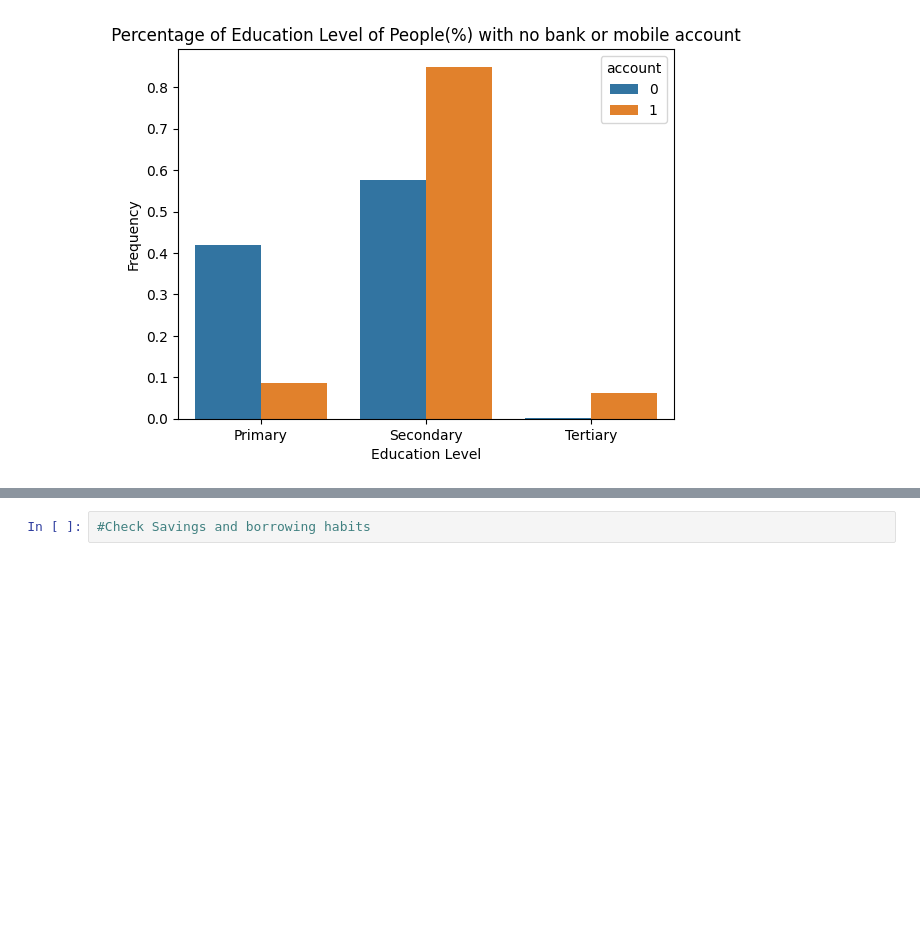
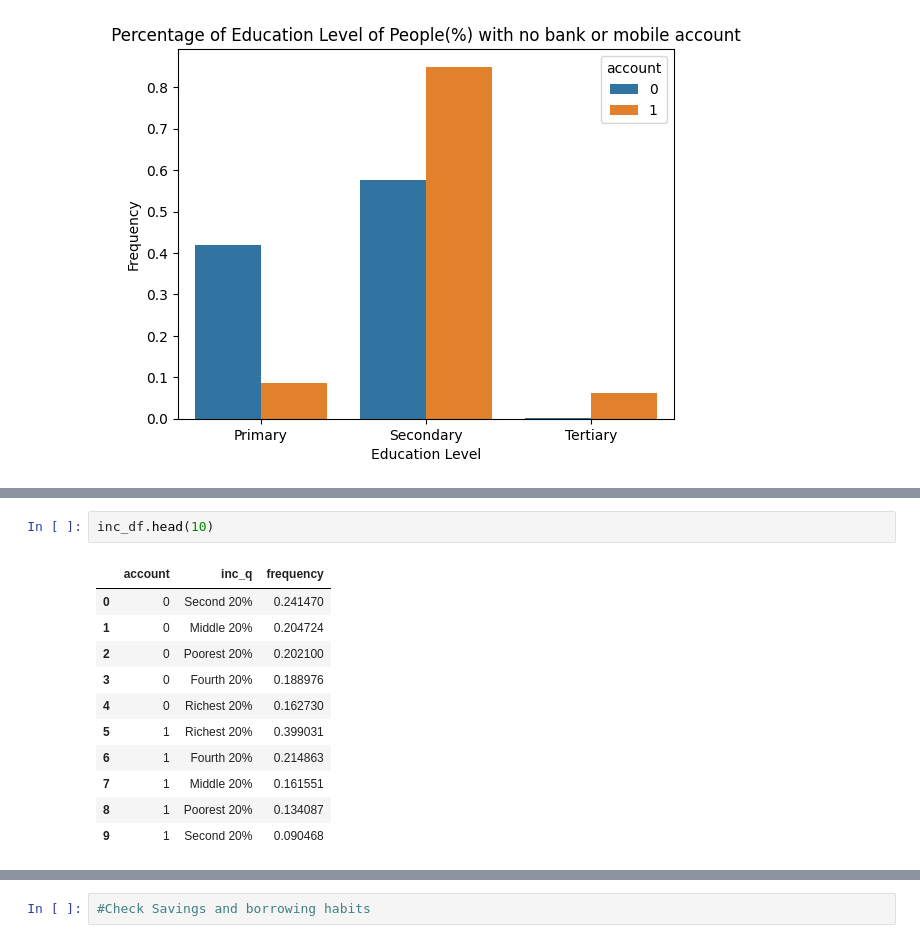
Before and after one commit to rufaiaishat/Financial-Inclusion-Data, a Jupyter notebook: Financial_Inclusion_Nigeria.ipynb, the cells around one changed output, grey strips where cells are left out. Cells and saved outputs as stored; diff of their text form; blank space fills up the shorter version.

```diff
--- a/Financial_Inclusion_Nigeria.ipynb
+++ b/Financial_Inclusion_Nigeria.ipynb
@@ -463,0 +557,14 @@ plt.title(" Percentage of Education Level of People(%) with no bank or mobile ac
+# %%
+inc_df.head(10)
+# %% [output]
+|  | account | inc_q | frequency |
+| 0 | 0 | Second 20% | 0.241470 |
+| 1 | 0 | Middle 20% | 0.204724 |
+| 2 | 0 | Poorest 20% | 0.202100 |
+| 3 | 0 | Fourth 20% | 0.188976 |
+| 4 | 0 | Richest 20% | 0.162730 |
+| 5 | 1 | Richest 20% | 0.399031 |
+| 6 | 1 | Fourth 20% | 0.214863 |
+| 7 | 1 | Middle 20% | 0.161551 |
+| 8 | 1 | Poorest 20% | 0.134087 |
+| 9 | 1 | Second 20% | 0.090468 |
```
Also changed, not shown: parts of 6 cells of this notebook.
